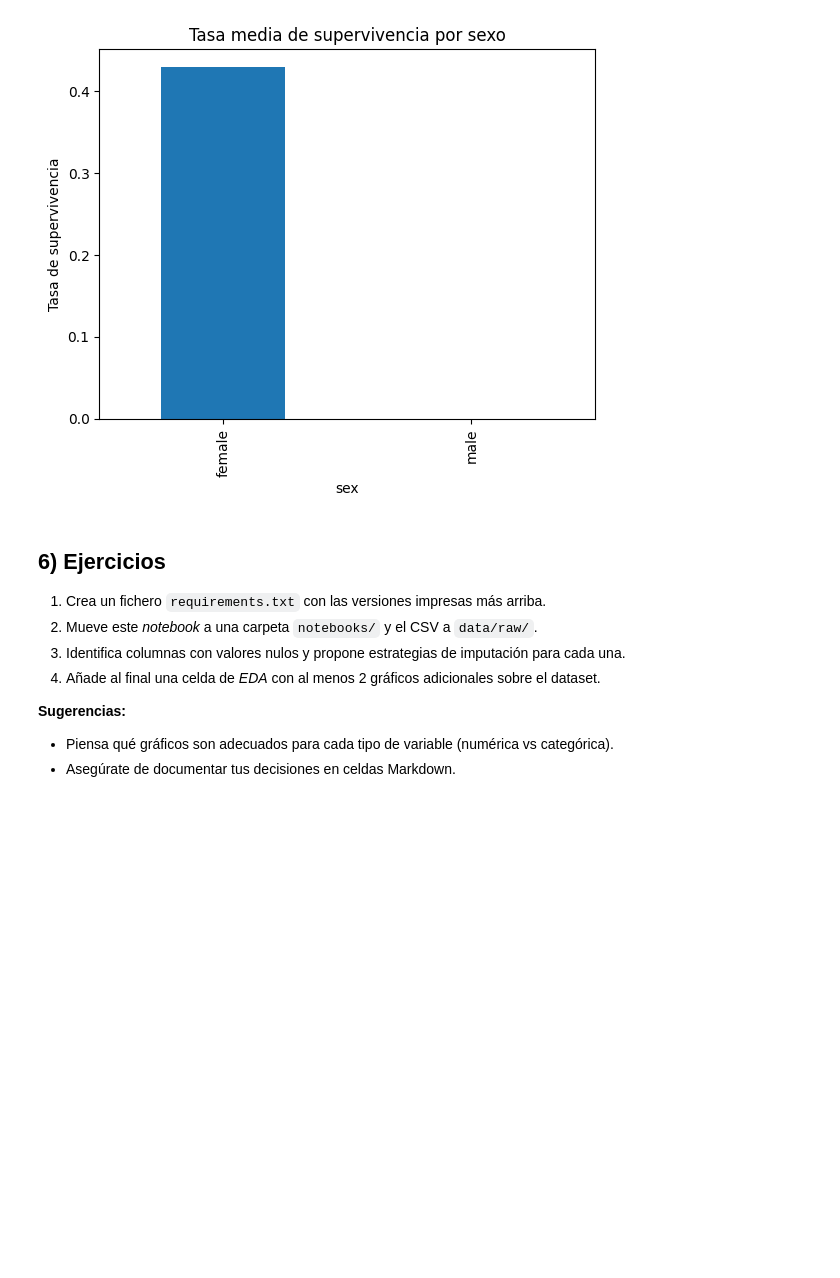
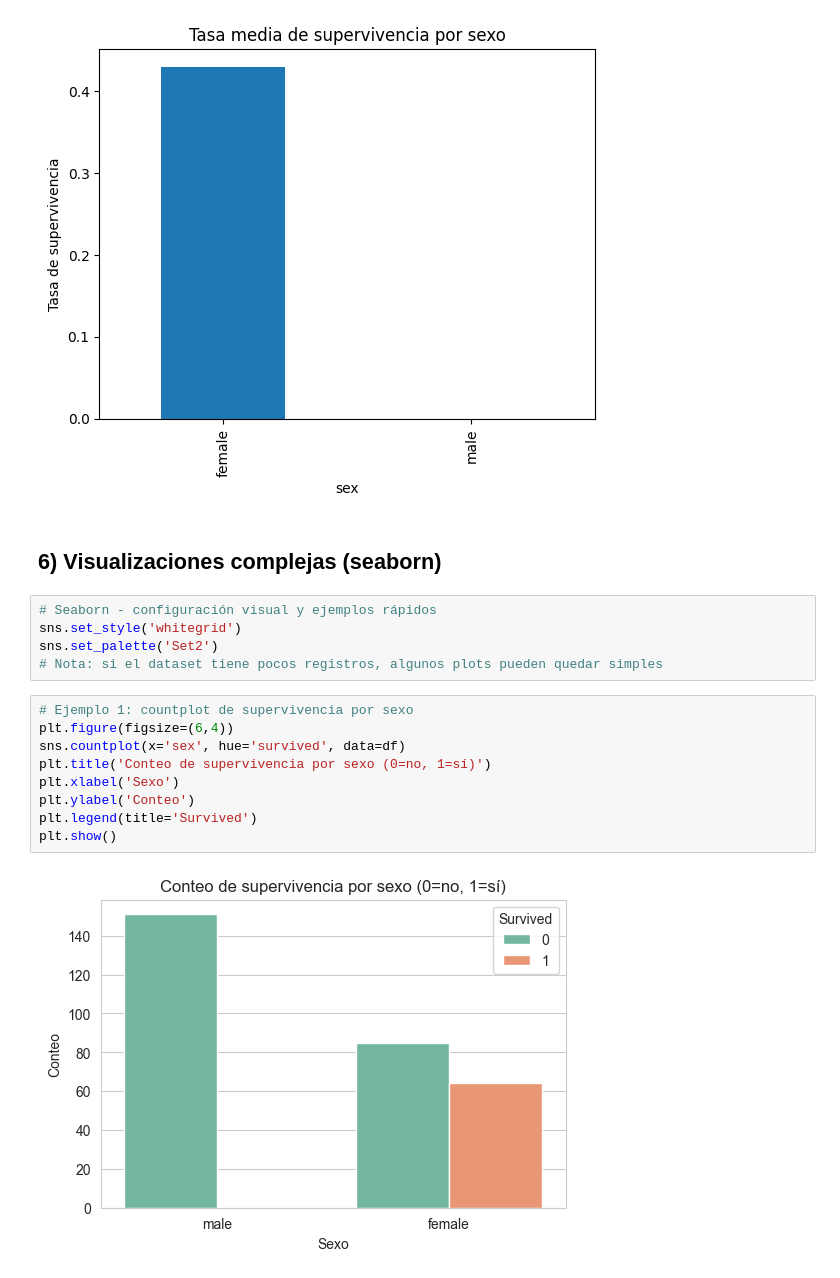
Before and after one commit to steestor/course-python-ml, a Jupyter notebook: notebooks/S1_A1_Entorno_y_Stack.ipynb, the cells around one changed output. Cells and saved outputs as stored; diff of their text form; blank space fills up the shorter version.

```diff
--- a/notebooks/S1_A1_Entorno_y_Stack.ipynb
+++ b/notebooks/S1_A1_Entorno_y_Stack.ipynb
@@ -143,14 +143,21 @@ plt.ylabel('Tasa de supervivencia')
 plt.show()
 # %% [output]
 [figure]
-# %% [markdown]
-## 6) Ejercicios
-
-1. Crea un fichero `requirements.txt` con las versiones impresas más arriba.
-2. Mueve este *notebook* a una carpeta `notebooks/` y el CSV a `data/raw/`.
-3. Identifica columnas con valores nulos y propone estrategias de imputación para cada una.
-4. Añade al final una celda de *EDA* con al menos 2 gráficos adicionales sobre el dataset.
-
-**Sugerencias:**
-- Piensa qué gráficos son adecuados para cada tipo de variable (numérica vs categórica).
-- Asegúrate de documentar tus decisiones en celdas Markdown.
+# %% [markdown]
+## 6) Visualizaciones complejas (seaborn)
+# %%
+# Seaborn - configuración visual y ejemplos rápidos
+sns.set_style('whitegrid')
+sns.set_palette('Set2')
+# Nota: si el dataset tiene pocos registros, algunos plots pueden quedar simples
+# %%
+# Ejemplo 1: countplot de supervivencia por sexo
+plt.figure(figsize=(6,4))
+sns.countplot(x='sex', hue='survived', data=df)
+plt.title('Conteo de supervivencia por sexo (0=no, 1=sí)')
+plt.xlabel('Sexo')
+plt.ylabel('Conteo')
+plt.legend(title='Survived')
+plt.show()
+# %% [output]
+[figure, added]
```
Also changed, not shown: parts of 4 cells of this notebook.
